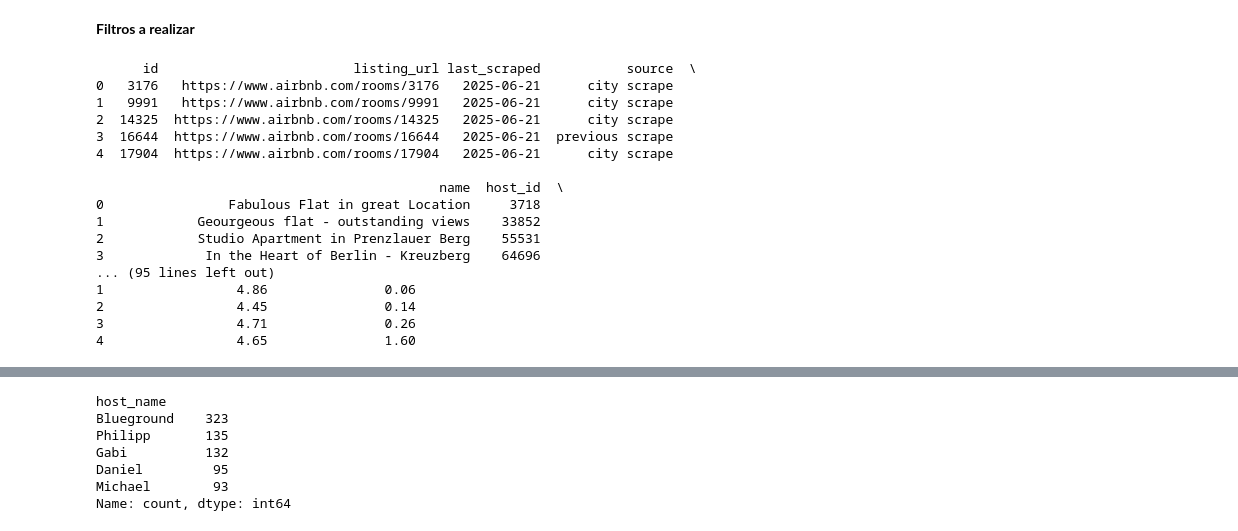
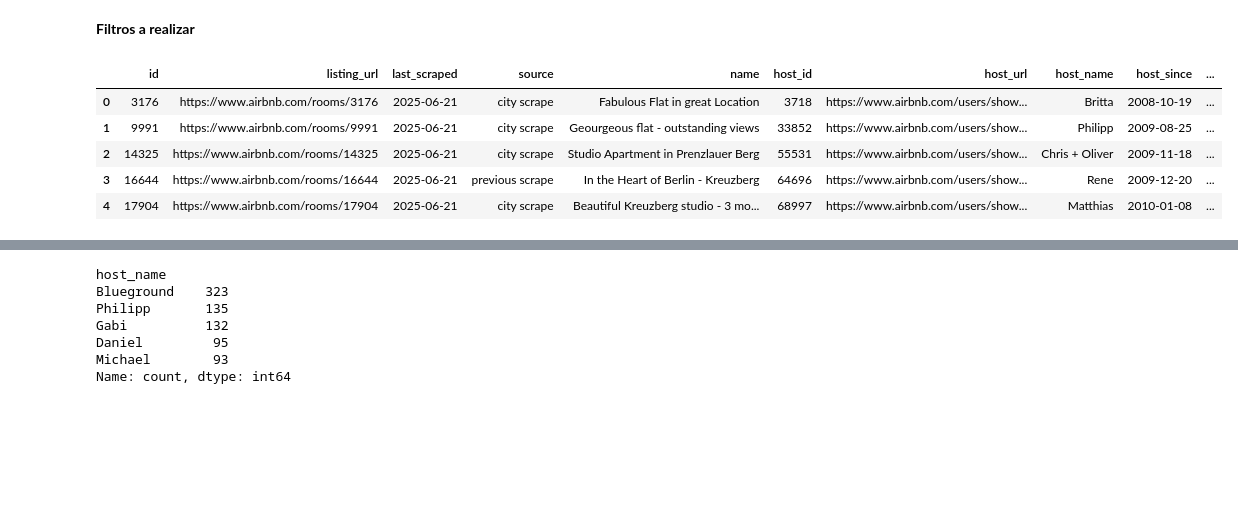
Before and after one commit to Raydays55/Extraccion-de-Datos-Act-2.1, a Jupyter notebook: Actividad 2.2/Act_2.2.ipynb, the cells around one changed output, grey strips where cells are left out. Cells and saved outputs as stored; diff of their text form; code cells hidden in the pictures; blank space fills up the shorter version.

```diff
--- a/Actividad 2.2/Act_2.2.ipynb
+++ b/Actividad 2.2/Act_2.2.ipynb
@@ -60,22 +65,11 @@ h) Los registros de las columnas “impares”
 """
 # %%
 #Conocer el df
-print(df_berlin.head())
+df_berlin.head()
 # %% [output]
-      id                         listing_url last_scraped           source  \
-0   3176   https://www.airbnb.com/rooms/3176   2025-06-21      city scrape
-1   9991   https://www.airbnb.com/rooms/9991   2025-06-21      city scrape
-2  14325  https://www.airbnb.com/rooms/14325   2025-06-21      city scrape
-3  16644  https://www.airbnb.com/rooms/16644   2025-06-21  previous scrape
-4  17904  https://www.airbnb.com/rooms/17904   2025-06-21      city scrape
-
-                                            name  host_id  \
-0                Fabulous Flat in great Location     3718
-1            Geourgeous flat - outstanding views    33852
-2            Studio Apartment in Prenzlauer Berg    55531
-3             In the Heart of Berlin - Kreuzberg    64696
-... (95 lines left out)
-1                 4.86               0.06
-2                 4.45               0.14
-3                 4.71               0.26
-4                 4.65               1.60
+|  | id | listing_url | last_scraped | source | name | host_id | host_url | host_name | host_since | ... |
+| 0 | 3176 | https://www.airbnb.com/rooms/3176 | 2025-06-21 | city scrape | Fabulous Flat in great Location | 3718 | https://www.airbnb.com/users/show... | Britta | 2008-10-19 | ... |
+| 1 | 9991 | https://www.airbnb.com/rooms/9991 | 2025-06-21 | city scrape | Geourgeous flat - outstanding views | 33852 | https://www.airbnb.com/users/show... | Philipp | 2009-08-25 | ... |
+| 2 | 14325 | https://www.airbnb.com/rooms/14325 | 2025-06-21 | city scrape | Studio Apartment in Prenzlauer Berg | 55531 | https://www.airbnb.com/users/show... | Chris + Oliver | 2009-11-18 | ... |
+| 3 | 16644 | https://www.airbnb.com/rooms/16644 | 2025-06-21 | previous scrape | In the Heart of Berlin - Kreuzberg | 64696 | https://www.airbnb.com/users/show... | Rene | 2009-12-20 | ... |
+| 4 | 17904 | https://www.airbnb.com/rooms/17904 | 2025-06-21 | city scrape | Beautiful Kreuzberg studio - 3 mo... | 68997 | https://www.airbnb.com/users/show... | Matthias | 2010-01-08 | ... |
```
Also changed, not shown: parts of 7 cells of this notebook.
